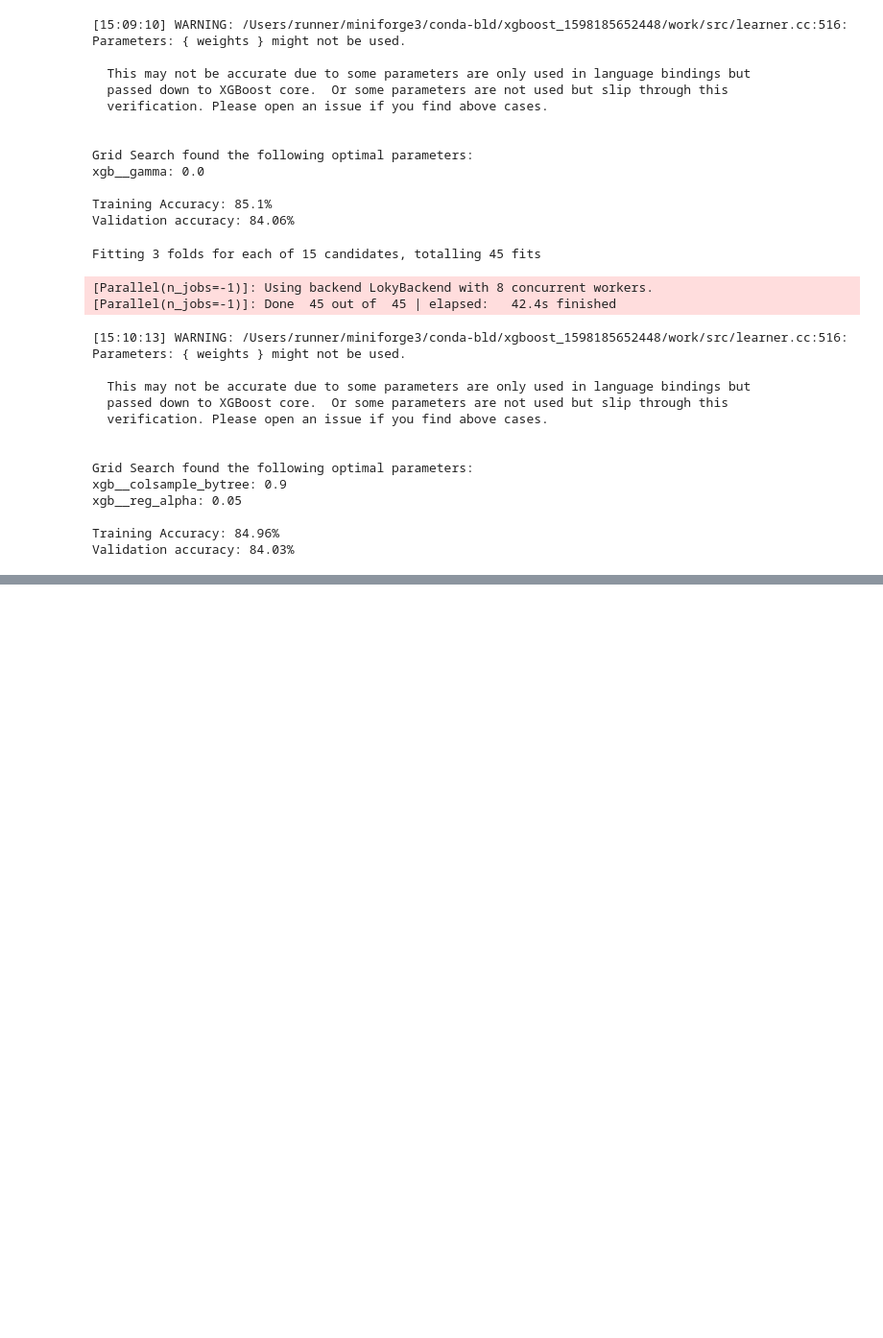
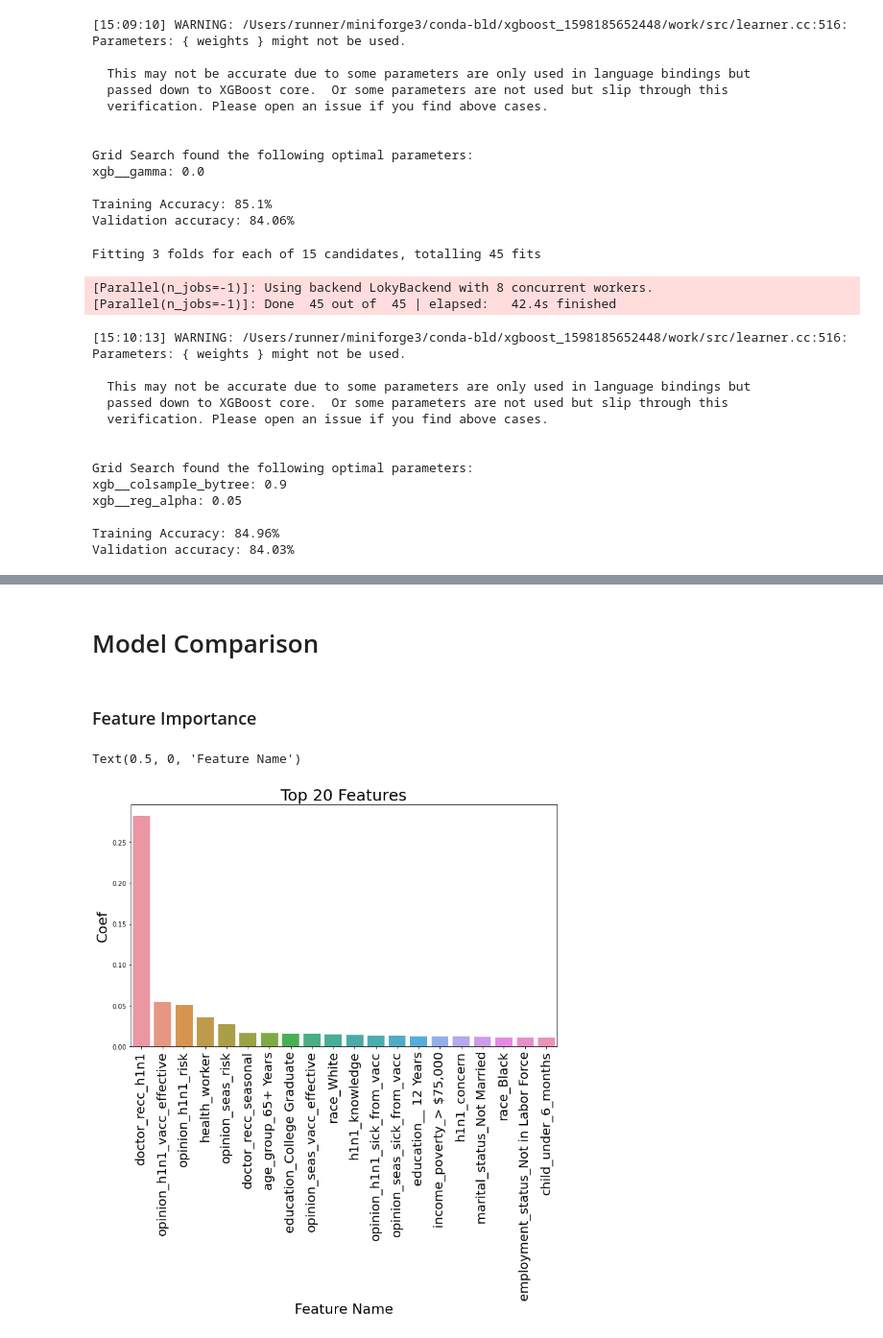
Before and after one commit to LucasFishbein/H1N1_Vaccine_Status_Predictor, a Jupyter notebook: H1N1_Vaccine_Prediction_Model.ipynb, the cells around one changed output, grey strips where cells are left out. Shown at 96% size. Saved outputs shown, nothing was run; the diff lists cells and outputs as text; code cells hidden in the pictures; blank space fills up the shorter version.

Commit message:
Models Finished

```diff
--- a/H1N1_Vaccine_Prediction_Model.ipynb
+++ b/H1N1_Vaccine_Prediction_Model.ipynb
@@ -816,11 +804,11 @@ pipeline_xgb2 = Pipeline([('ss', StandardScaler()),
                                              subsample=0.8,
                                              weights=1))])
 
-pipeline_xgb1.fit(X_train, y_train)
+pipeline_xgb2.fit(X_train, y_train)
 
 # Predict on training and test sets
-xgb1_training_preds = pipeline_xgb1.predict(X_train)
-xgb1_test_preds = pipeline_xgb1.predict(X_test)
+xgb1_training_preds = pipeline_xgb2.predict(X_train)
+xgb1_test_preds = pipeline_xgb2.predict(X_test)
 
 # Accuracy of training and test sets
 training_accuracy = accuracy_score(y_train, xgb1_training_preds)
@@ -925,3 +921,16 @@ xgb__reg_alpha: 0.05
 
 Training Accuracy: 84.96%
 Validation accuracy: 84.03%
+# %%
+pipeline_xgb_final = Pipeline([('ss', StandardScaler()),
+                       ('imp', SimpleImputer(strategy='most_frequent')),
+                       ('xgb', XGBClassifier(learning_rate=0.1,
+                                             max_depth=4,
+                                             min_child_weight=3,
+                                             n_estimators=100,
+                                             scale_pos_weight=1,
+                                             subsample=0.8,
+                                             weights='balanced',
+                                             gamma=0.0))])
+
+pipeline_xgb_final.fit(X_train, y_train)
@@ -927,0 +960,32 @@ Validation accuracy: 84.03%
+# %% [markdown]
+# Model Comparison
+# %% [markdown]
+### Feature Importance
+# %%
+# Get the names of each feature
+feature_names = list(X.columns)
+
+# Get the coefficients of each feature
+coefs = pipeline_xgb_final.steps[2][1].feature_importances_
+
+
+# Zip coefficients and names together and make a DataFrame
+zipped = zip(feature_names, coefs)
+feat_imp_df = pd.DataFrame(zipped, columns=["feature", "value"])
+# Sort the features by the absolute value of their coefficient
+feat_imp_df["abs_value"] = feat_imp_df["value"].apply(lambda x: abs(x))
+feat_imp_df = feat_imp_df.sort_values("abs_value", ascending=False)
+# %%
+import seaborn as sns
+fig, ax = plt.subplots(1, 1, figsize=(12, 7))
+sns.barplot(x="feature",
+            y="value",
+            data=feat_imp_df.head(20))
+
+ax.set_xticklabels(ax.get_xticklabels(), rotation=90, fontsize=20)
+ax.set_title("Top 20 Features", fontsize=25)
+ax.set_ylabel("Coef", fontsize=22)
+ax.set_xlabel("Feature Name", fontsize=22)
+# %% [output]
+Text(0.5, 0, 'Feature Name')
+[figure, added]
```
Also changed, not shown: parts of 8 cells of this notebook.
